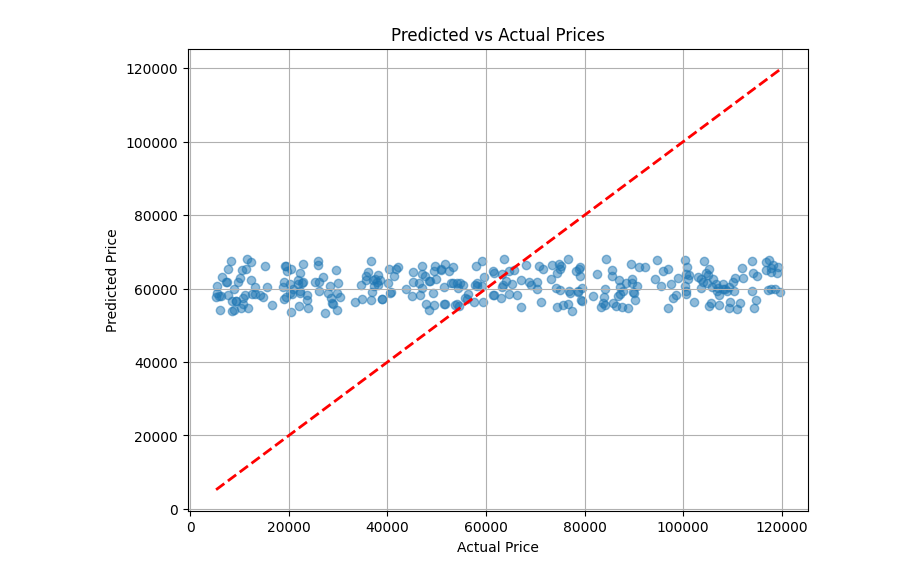
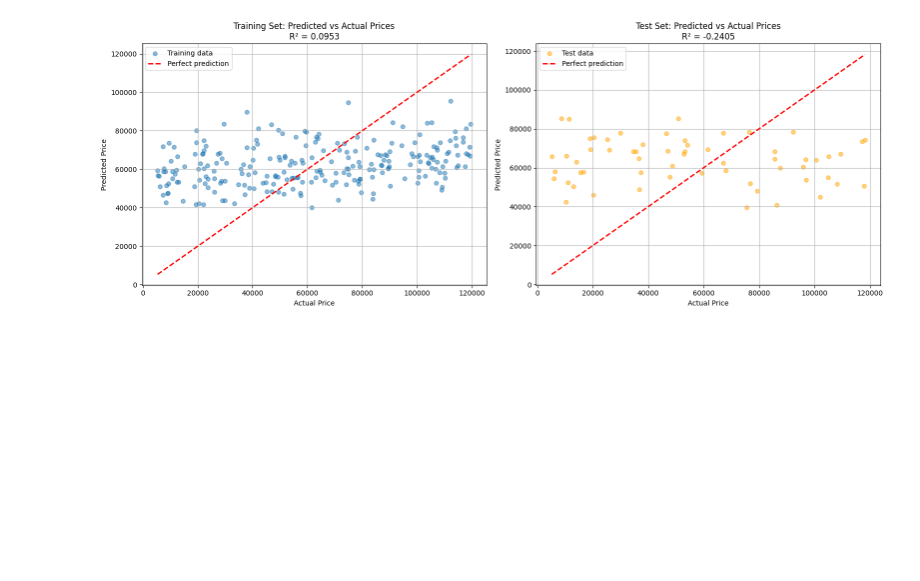
Before and after one commit to NavSrijan/ml-regression-assignment, a Jupyter notebook: part_c_multiple_linear_regression.ipynb, the cells around one changed output. Cells and saved outputs as stored; diff of their text form; code cells hidden in the pictures; blank space fills up the shorter version.

```diff
--- a/part_c_multiple_linear_regression.ipynb
+++ b/part_c_multiple_linear_regression.ipynb
@@ -46,17 +106,17 @@ theta = np.zeros((5, 1))
 # %%
-# Gradient descent
+# Gradient descent (training on training set only)
 epochs = 10000
 learning_rate = 0.01
-m = n_rows
+m = len(y_train)
 costs = []
 
 for i in range(epochs):
-    h = X @ theta
-    error = h - y
+    h = X_train @ theta
+    error = h - y_train
     cost = (1/(2*m)) * np.sum(np.square(error))
     costs.append(cost)
 
-    gradient = (1/m) * (X.T @ error)
+    gradient = (1/m) * (X_train.T @ error)
     theta = theta - learning_rate * gradient
 
 print(f"Final theta: {theta.flatten()}")
@@ -137,14 +254,30 @@ R²: 0.011840 (1.18%)
 # %%
-# Visualization: Predicted vs Actual
-plt.figure(figsize=(8,6))
-plt.scatter(y_actual, y_pred, alpha=0.5)
-plt.plot([y_actual.min(), y_actual.max()],
-         [y_actual.min(), y_actual.max()],
-         'r--', linewidth=2)
-plt.xlabel('Actual Price')
-plt.ylabel('Predicted Price')
-plt.title('Predicted vs Actual Prices')
-plt.grid(True)
+# Visualization: Predicted vs Actual for both Train and Test sets
+fig, (ax1, ax2) = plt.subplots(1, 2, figsize=(16, 6))
+
+# Training set
+ax1.scatter(y_actual_train, y_pred_train, alpha=0.5, label='Training data')
+ax1.plot([y_actual_train.min(), y_actual_train.max()],
+         [y_actual_train.min(), y_actual_train.max()],
+         'r--', linewidth=2, label='Perfect prediction')
+ax1.set_xlabel('Actual Price')
+ax1.set_ylabel('Predicted Price')
+ax1.set_title(f'Training Set: Predicted vs Actual Prices\nR² = {r_squared_train:.4f}')
+ax1.grid(True)
+ax1.legend()
+
+# Test set
+ax2.scatter(y_actual_test, y_pred_test, alpha=0.5, color='orange', label='Test data')
+ax2.plot([y_actual_test.min(), y_actual_test.max()],
+         [y_actual_test.min(), y_actual_test.max()],
+         'r--', linewidth=2, label='Perfect prediction')
+ax2.set_xlabel('Actual Price')
+ax2.set_ylabel('Predicted Price')
+ax2.set_title(f'Test Set: Predicted vs Actual Prices\nR² = {r_squared_test:.4f}')
+ax2.grid(True)
+ax2.legend()
+
+plt.tight_layout()
 plt.show()
 # %% [output]
-[figure, old version]
+[figure, new version]
```
Also changed, not shown: parts of 8 cells of this notebook.
